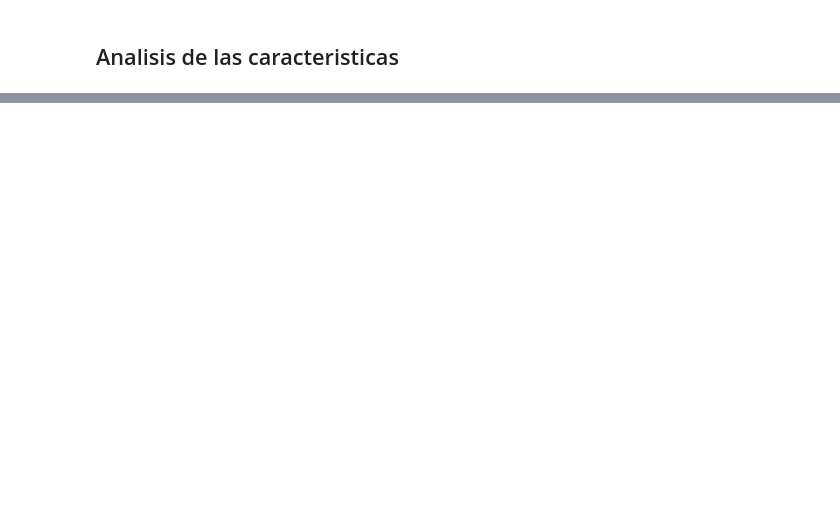
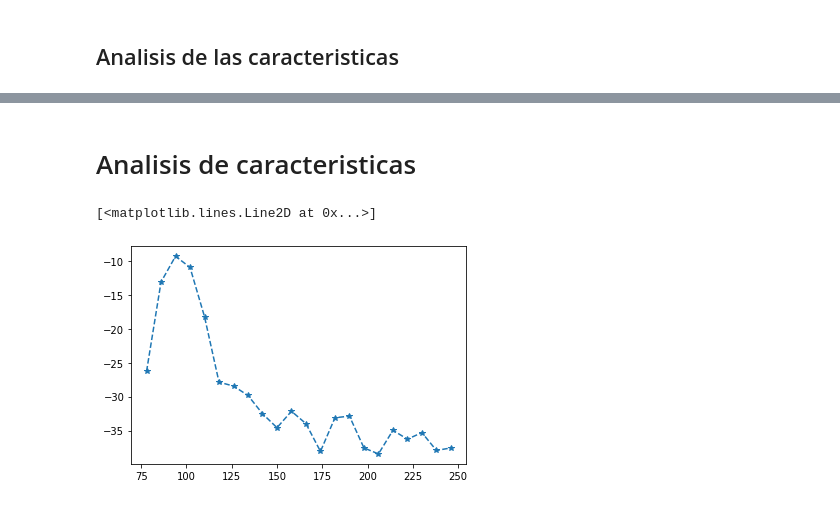
Before and after one commit to Narenman/CentroTIC, a Jupyter notebook: Modulos_aplicaciones/radioastronomia/subsistema_RFI/query_espectro.ipynb, the cells around one changed output, grey strips where cells are left out. Cells and saved outputs as stored; diff of their text form; code cells hidden in the pictures; blank space fills up the shorter version.

Commit message:
procesamiento de caracteristicas y bandas espectrales

```diff
--- a/Modulos_aplicaciones/radioastronomia/subsistema_RFI/query_espectro.ipynb
+++ b/Modulos_aplicaciones/radioastronomia/subsistema_RFI/query_espectro.ipynb
@@ -211,0 +227,4 @@ plt.legend()
+# %%
+query = "SELECT id, max_v, min_v, espectro_id, energia FROM radioastronomia_caracteristicasespectro WHERE espectro_id IN (317, 339, 361, 364);"
+cur.execute(query)
+rows = cur.fetchall()
@@ -211,0 +270,45 @@ plt.legend()
+# %% [markdown]
+# Analisis de caracteristicas
+# %%
+car_e = numpy.array([])
+for f in frec_central:
+    #extraccion de ids referentes a las muestras
+    query = []
+    query.append("SELECT id FROM radioastronomia_espectro WHERE (frec_central=")
+    query.append(str(f))
+    query.append(");")
+    query = "".join(query)
+    cur.execute(query)
+    rows = cur.fetchall() #las filas que contienen los ids
+    # extraccion del espectro respecto a los ids obtenidos
+    a = []
+    for i in rows:
+        a.append(i[0])
+    a = tuple(a)
+    query =[]
+    query.append("SELECT id, max_v, min_v, espectro_id, energia FROM radioastronomia_caracteristicasespectro WHERE espectro_id IN ")
+    query.append(str(a))
+    query.append(";")
+    query = "".join(query)
+    cur.execute(query)
+    rows = cur.fetchall() #las filas que contienen los espectros
+
+    mu = 0
+    for row in rows:
+        id = row[0]
+        max_v = row[1]
+        max_v = numpy.asarray(max_v)
+        min_v = row[2]
+        min_v = numpy.asarray(min_v)
+        energia = row[4]
+        energia = numpy.asarray(energia)
+        mu = mu + numpy.mean(energia)
+    mu = mu/len(rows)
+    mu = 10*numpy.log10(mu)
+    car_e= numpy.append(car_e, mu)
+# %%
+frec_central = numpy.asarray(frec_central)
+plt.plot(frec_central/1e6, car_e, "--*")
+# %% [output]
+[<matplotlib.lines.Line2D at 0x...>]
+[figure, added]
```
Also changed, not shown: parts of 26 cells of this notebook, 26 other files.
